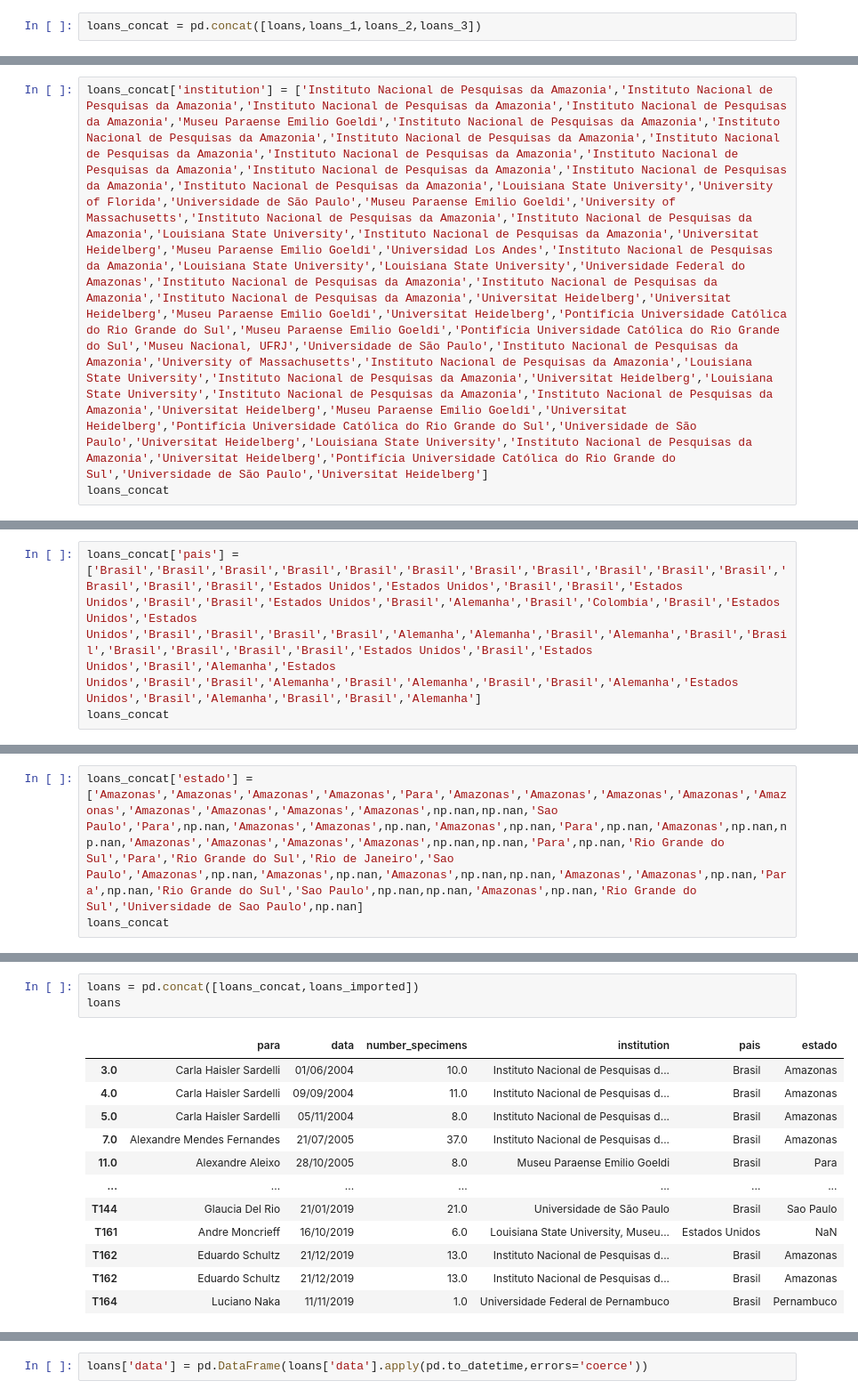
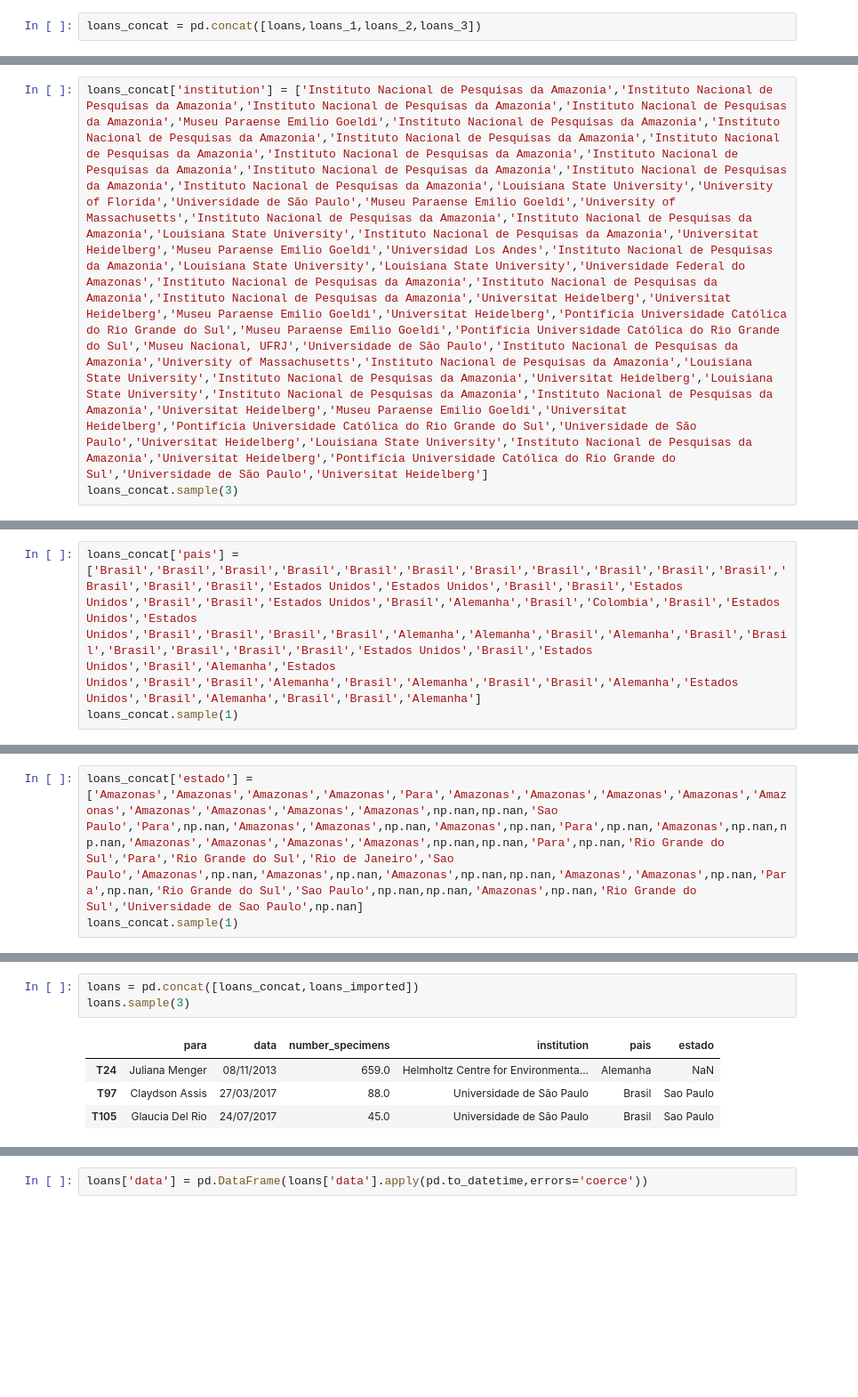
Before and after one commit to nnbuainain/inpa_bird_collection, a Jupyter notebook: inpa_bird_collection_analyses.ipynb, the cells around one changed output, grey strips where cells are left out. Shown at 89% size. Cells and saved outputs as stored; diff of their text form; blank space fills up the shorter version.

```diff
--- a/inpa_bird_collection_analyses.ipynb
+++ b/inpa_bird_collection_analyses.ipynb
@@ -1290,3 +1333,3 @@ loans_concat['institution'] = ['Instituto Nacional de Pesquisas da Amazonia','In
-loans_concat
+loans_concat.sample(3)
 # %% [output]
 |  | para | data | number_specimens | institution |
@@ -1305,5 +1339,5 @@ loans_concat
 # %%
 loans_concat['pais'] = ['Brasil','Brasil','Brasil','Brasil','Brasil','Brasil','Brasil','Brasil','Brasil','Brasil','Brasil','Brasil','Brasil','Brasil','Estados Unidos','Estados Unidos','Brasil','Brasil','Estados Unidos','Brasil','Brasil','Estados Unidos','Brasil','Alemanha','Brasil','Colombia','Brasil','Estados Unidos','Estados Unidos','Brasil','Brasil','Brasil','Brasil','Alemanha','Alemanha','Brasil','Alemanha','Brasil','Brasil','Brasil','Brasil','Brasil','Brasil','Estados Unidos','Brasil','Estados Unidos','Brasil','Alemanha','Estados Unidos','Brasil','Brasil','Alemanha','Brasil','Alemanha','Brasil','Brasil','Alemanha','Estados Unidos','Brasil','Alemanha','Brasil','Brasil','Alemanha']
-loans_concat
+loans_concat.sample(1)
 # %% [output]
 |  | para | data | number_specimens | institution | pais |
@@ -1322,5 +1345,5 @@ loans_concat
 # %%
 loans_concat['estado'] = ['Amazonas','Amazonas','Amazonas','Amazonas','Para','Amazonas','Amazonas','Amazonas','Amazonas','Amazonas','Amazonas','Amazonas','Amazonas','Amazonas',np.nan,np.nan,'Sao Paulo','Para',np.nan,'Amazonas','Amazonas',np.nan,'Amazonas',np.nan,'Para',np.nan,'Amazonas',np.nan,np.nan,'Amazonas','Amazonas','Amazonas','Amazonas',np.nan,np.nan,'Para',np.nan,'Rio Grande do Sul','Para','Rio Grande do Sul','Rio de Janeiro','Sao Paulo','Amazonas',np.nan,'Amazonas',np.nan,'Amazonas',np.nan,np.nan,'Amazonas','Amazonas',np.nan,'Para',np.nan,'Rio Grande do Sul','Sao Paulo',np.nan,np.nan,'Amazonas',np.nan,'Rio Grande do Sul','Universidade de Sao Paulo',np.nan]
-loans_concat
+loans_concat.sample(1)
 # %% [output]
 |  | para | data | number_specimens | institution | pais | estado |
@@ -1392,16 +1377,8 @@ loans_imported
 # %%
 loans = pd.concat([loans_concat,loans_imported])
-loans
+loans.sample(3)
 # %% [output]
 |  | para | data | number_specimens | institution | pais | estado |
-| 3.0 | Carla Haisler Sardelli | 01/06/2004 | 10.0 | Instituto Nacional de Pesquisas d... | Brasil | Amazonas |
-| 4.0 | Carla Haisler Sardelli | 09/09/2004 | 11.0 | Instituto Nacional de Pesquisas d... | Brasil | Amazonas |
-| 5.0 | Carla Haisler Sardelli | 05/11/2004 | 8.0 | Instituto Nacional de Pesquisas d... | Brasil | Amazonas |
-| 7.0 | Alexandre Mendes Fernandes | 21/07/2005 | 37.0 | Instituto Nacional de Pesquisas d... | Brasil | Amazonas |
-| 11.0 | Alexandre Aleixo | 28/10/2005 | 8.0 | Museu Paraense Emilio Goeldi | Brasil | Para |
-| ... | ... | ... | ... | ... | ... | ... |
-| T144 | Glaucia Del Rio | 21/01/2019 | 21.0 | Universidade de São Paulo | Brasil | Sao Paulo |
-| T161 | Andre Moncrieff | 16/10/2019 | 6.0 | Louisiana State University, Museu... | Estados Unidos | NaN |
-| T162 | Eduardo Schultz | 21/12/2019 | 13.0 | Instituto Nacional de Pesquisas d... | Brasil | Amazonas |
-| T162 | Eduardo Schultz | 21/12/2019 | 13.0 | Instituto Nacional de Pesquisas d... | Brasil | Amazonas |
-| T164 | Luciano Naka | 11/11/2019 | 1.0 | Universidade Federal de Pernambuco | Brasil | Pernambuco |
+| T24 | Juliana Menger | 08/11/2013 | 659.0 | Helmholtz Centre for Environmenta... | Alemanha | NaN |
+| T97 | Claydson Assis | 27/03/2017 | 88.0 | Universidade de São Paulo | Brasil | Sao Paulo |
+| T105 | Glaucia Del Rio | 24/07/2017 | 45.0 | Universidade de São Paulo | Brasil | Sao Paulo |
```
Also changed, not shown: parts of 111 cells of this notebook, 11 other files.
